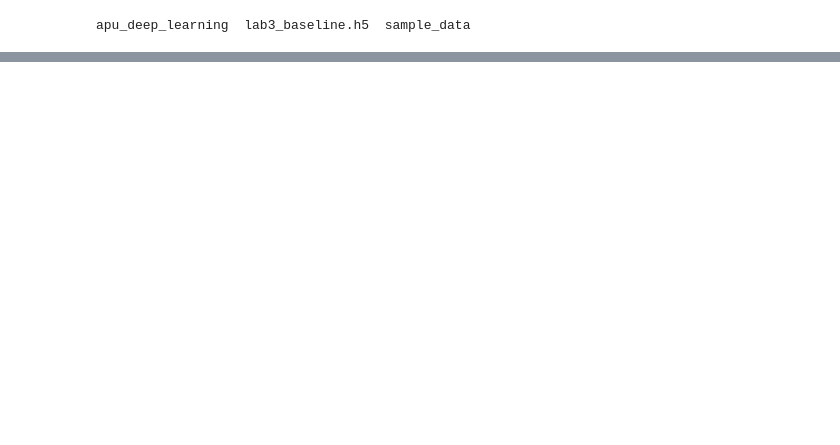
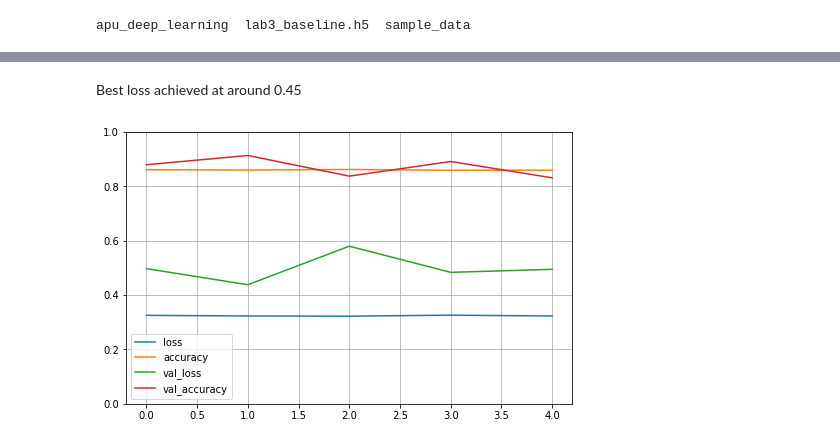
Before and after one commit to nopynospy/apu_deep_learning, a Jupyter notebook: Lab_3.ipynb, the cells around one changed output, grey strips where cells are left out. Cells and saved outputs as stored; diff of their text form; code cells hidden in the pictures; blank space fills up the shorter version.

```diff
--- a/Lab_3.ipynb
+++ b/Lab_3.ipynb
@@ -156,0 +180,10 @@ model = keras.models.load_model('lab3_baseline.h5')
+# %%
+early_stopping = keras.callbacks.EarlyStopping(
+    monitor="val_loss",
+    patience=3,
+    min_delta=0,
+    verbose=2,
+    mode="auto",
+    restore_best_weights=True,
+)
+history2 = model.fit(X_train, y_train_cat, validation_split=0.25, epochs = 50,  batch_size = 32, callbacks=[early_stopping], verbose = 1)
@@ -156,0 +249,6 @@ model = keras.models.load_model('lab3_baseline.h5')
+# %% [markdown]
+Best loss achieved at around 0.45
+# %%
+plot_acc_loss(history2)
+# %% [output]
+[figure, added]
```
Also changed, not shown: parts of 16 cells of this notebook.
